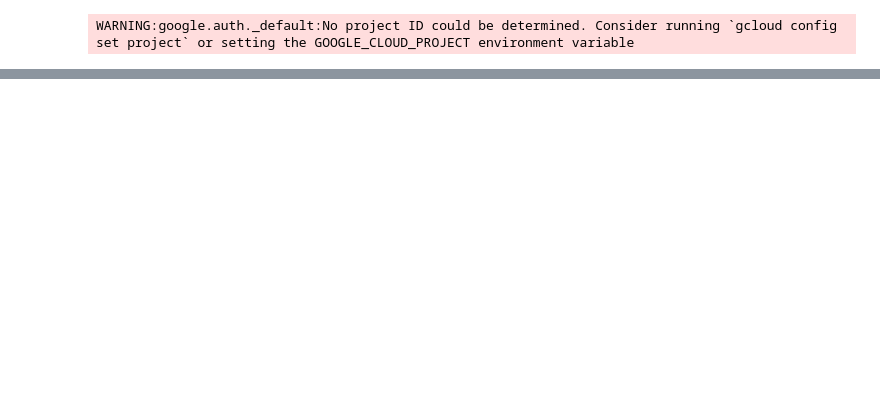
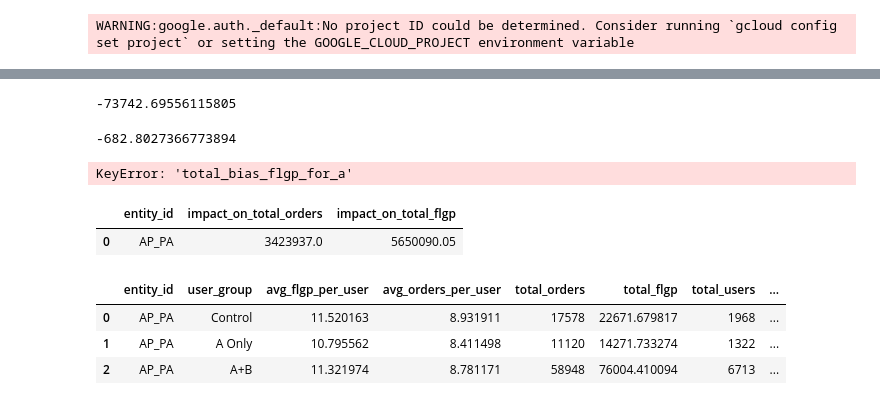
Before and after one commit to shazebasad-dh/https---github.com-deliveryhero-global_pricing, a Jupyter notebook: team/Shazeb/Experimentation/experiment_issue_Q1.ipynb, the cells around one changed output, grey strips where cells are left out. Drawn from its saved outputs; the diff is of its cells as text; code cells hidden in the pictures; blank space fills up the shorter version.

```diff
--- a/team/Shazeb/Experimentation/experiment_issue_Q1.ipynb
+++ b/team/Shazeb/Experimentation/experiment_issue_Q1.ipynb
@@ -81,0 +864,28 @@ data_test
+# %%
+df['total_bias_flgp_for_a'].sum()
+# %% [output]
+-73742.69556115805
+# %%
+df['total_bias_flgp_for_a'].mean()
+# %% [output]
+-682.8027366773894
+# %%
+results_df['total_bias_flgp_for_a'].mean() + results_df['total_bias_flgp_for_b'].mean()
+# %% [output]
+KeyError: 'total_bias_flgp_for_a'
+# %%
+final_impact_df = results_agg_df.groupby('entity_id').agg({"impact_on_total_orders":'sum','impact_on_total_flgp':'sum'}).reset_index()
+
+final_impact_df
+# %% [output]
+|  | entity_id | impact_on_total_orders | impact_on_total_flgp |
+| 0 | AP_PA | 3423937.0 | 5650090.05 |
+# %%
+a = client.query(impact_estimation('AP_PA', 104, 109)).to_dataframe()
+# %%
+a
+# %% [output]
+|  | entity_id | user_group | avg_flgp_per_user | avg_orders_per_user | total_orders | total_flgp | total_users | ... |
+| 0 | AP_PA | Control | 11.520163 | 8.931911 | 17578 | 22671.679817 | 1968 | ... |
+| 1 | AP_PA | A Only | 10.795562 | 8.411498 | 11120 | 14271.733274 | 1322 | ... |
+| 2 | AP_PA | A+B | 11.321974 | 8.781171 | 58948 | 76004.410094 | 6713 | ... |
```
Also changed, not shown: parts of 12 cells of this notebook, 9 other files.
